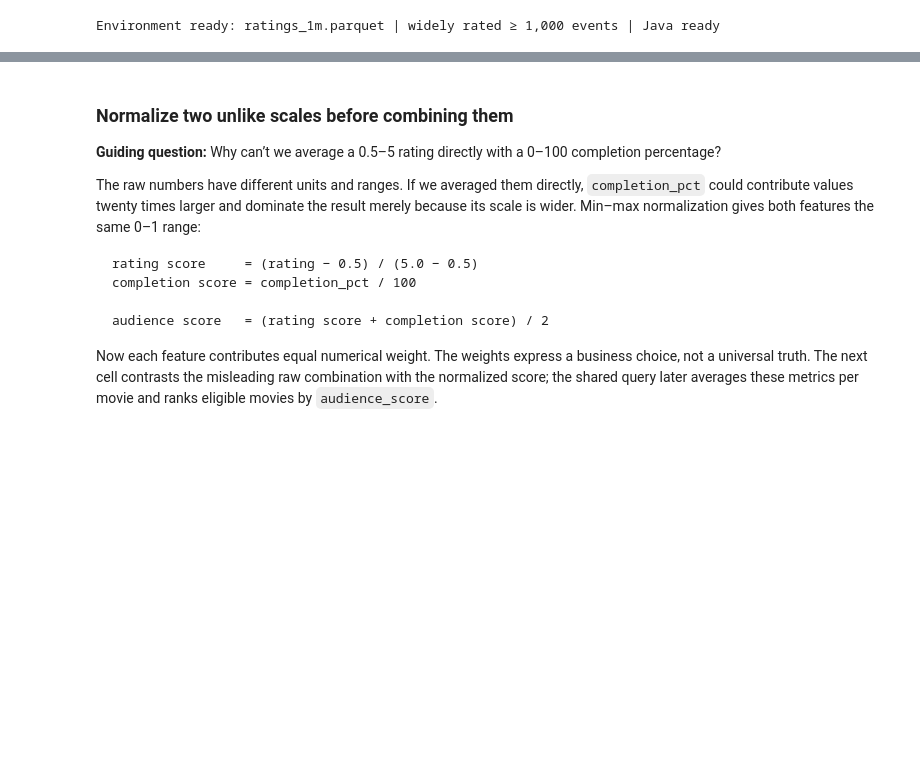
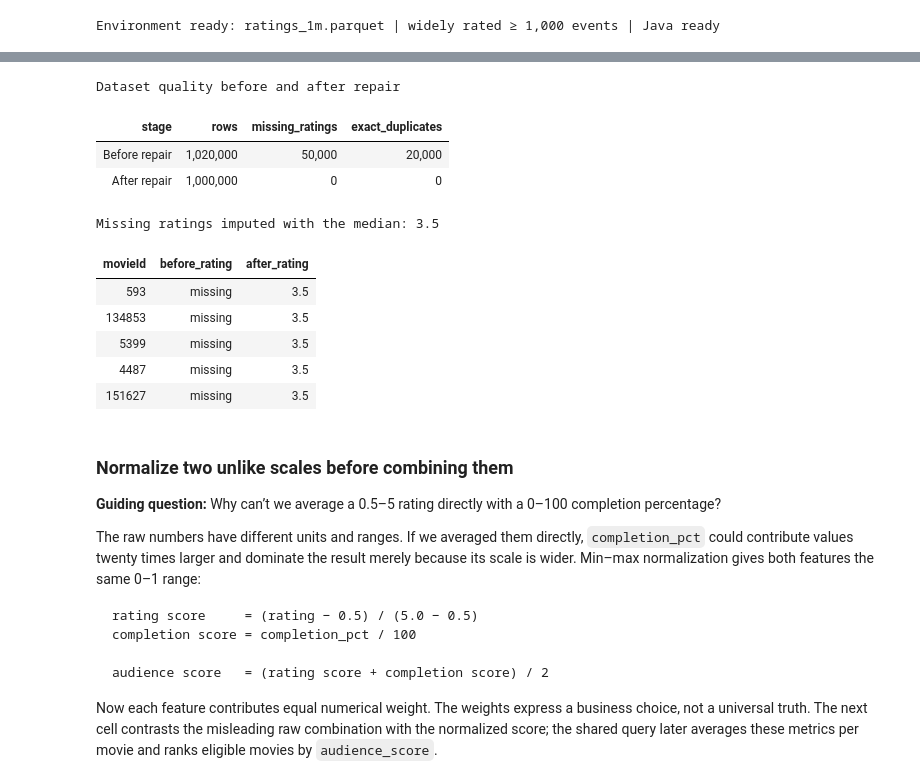
Before and after one commit to Kedar-V/data-processing-frameworks-demo, a Jupyter notebook: notebooks/movielens_dataframe_engines_simple.ipynb, the cells around one changed output, grey strips where cells are left out. Saved outputs shown, nothing was run; the diff lists cells and outputs as text; code cells hidden in the pictures; blank space fills up the shorter version.

Commit message:
missing values and duplication fix

```diff
--- a/notebooks/movielens_dataframe_engines_simple.ipynb
+++ b/notebooks/movielens_dataframe_engines_simple.ipynb
@@ -116,29 +131,85 @@ display(
     .hide(axis="index")
 )
 # %%
+def quality_state(frame, stage):
+    return {
+        "stage": stage,
+        "rows": len(frame),
+        "missing_ratings": int(frame["rating"].isna().sum()),
+        "exact_duplicates": int(frame.duplicated().sum()),
+    }
+
+
+before_state = quality_state(ratings, "Before repair")
+imputation_examples = ratings.loc[ratings["rating"].isna(), ["movieId", "rating"]].head(
+    5
+)
+imputation_examples = imputation_examples.rename(columns={"rating": "before_rating"})
+
+# Use the documented baseline median, then remove exact duplicate events.
+rating_imputation = reference_median_rating
+ratings["rating"] = ratings["rating"].fillna(rating_imputation)
+ratings = ratings.drop_duplicates().copy()
+after_state = quality_state(ratings, "After repair")
+imputation_examples["after_rating"] = rating_imputation
+
+quality_summary = pd.DataFrame([before_state, after_state])
+display(
+    quality_summary.style.format(
+        {
+            "rows": "{:,}",
+            "missing_ratings": "{:,}",
+            "exact_duplicates": "{:,}",
+        }
+    )
+    .set_caption("Dataset quality before and after repair")
+    .hide(axis="index")
+)
+display(
+    imputation_examples.style.format(
+        {
+            "before_rating": lambda value: (
+                "missing" if pd.isna(value) else f"{value:.1f}"
+            ),
+            "after_rating": "{:.1f}",
+        }
+    )
+    .set_caption(f"Missing ratings imputed with the median: {rating_imputation:.1f}")
+    .hide(axis="index")
+)
+
 quality_report = pd.DataFrame(
     {
-        "data_type": ratings.dtypes.astype(str),
         "missing_values": ratings.isna().sum(),
         "distinct_values": ratings.nunique(),
     }
 )
 exact_duplicate_rows = int(ratings.duplicated().sum())
-
-print(f"Exact duplicate rows: {exact_duplicate_rows:,}")
-display(
-    quality_report.style.format({"missing_values": "{:,}", "distinct_values": "{:,}"})
+assert quality_report["missing_values"].sum() == 0
+assert exact_duplicate_rows == 0
+assert len(ratings) == len(ratings_reference)
+pd.testing.assert_frame_equal(
+    ratings.reset_index(drop=True),
+    ratings_reference.reset_index(drop=True),
+    check_dtype=False,
 )
-
-assert (
-    quality_report["missing_values"].sum() == 0
-), "Resolve missing values before benchmarking."
-assert exact_duplicate_rows == 0, "Resolve exact duplicate rows before benchmarking."
 assert ratings["rating"].between(RATING_MIN, RATING_MAX).all()
 assert ratings["completion_pct"].between(COMPLETION_MIN, COMPLETION_MAX).all()
 assert ratings["watch_minutes"].between(20, 180).all()
 assert ratings["helpful_votes"].between(0, 50).all()
 assert ratings["rewatch_count"].between(0, 5).all()
+# %% [output]
+Dataset quality before and after repair
+| stage | rows | missing_ratings | exact_duplicates |
+| Before repair | 1,020,000 | 50,000 | 20,000 |
+| After repair | 1,000,000 | 0 | 0 |
+Missing ratings imputed with the median: 3.5
+| movieId | before_rating | after_rating |
+| 593 | missing | 3.5 |
+| 134853 | missing | 3.5 |
+| 5399 | missing | 3.5 |
+| 4487 | missing | 3.5 |
+| 151627 | missing | 3.5 |
 # %% [markdown]
 ### Normalize two unlike scales before combining them
 
```
Also changed, not shown: parts of 2 cells of this notebook.
